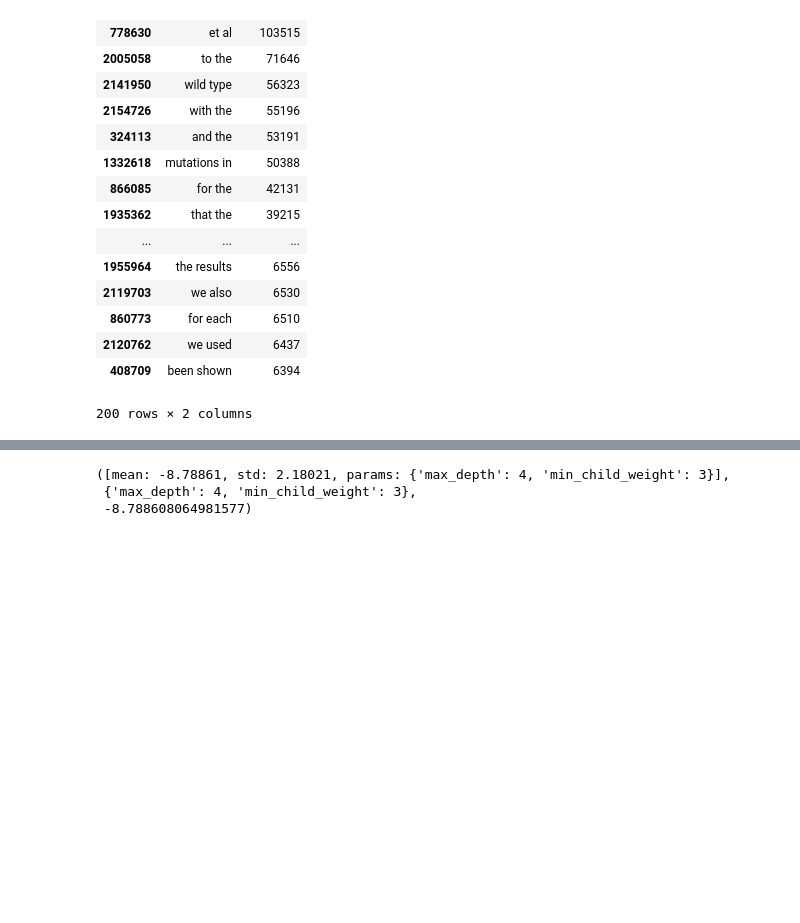
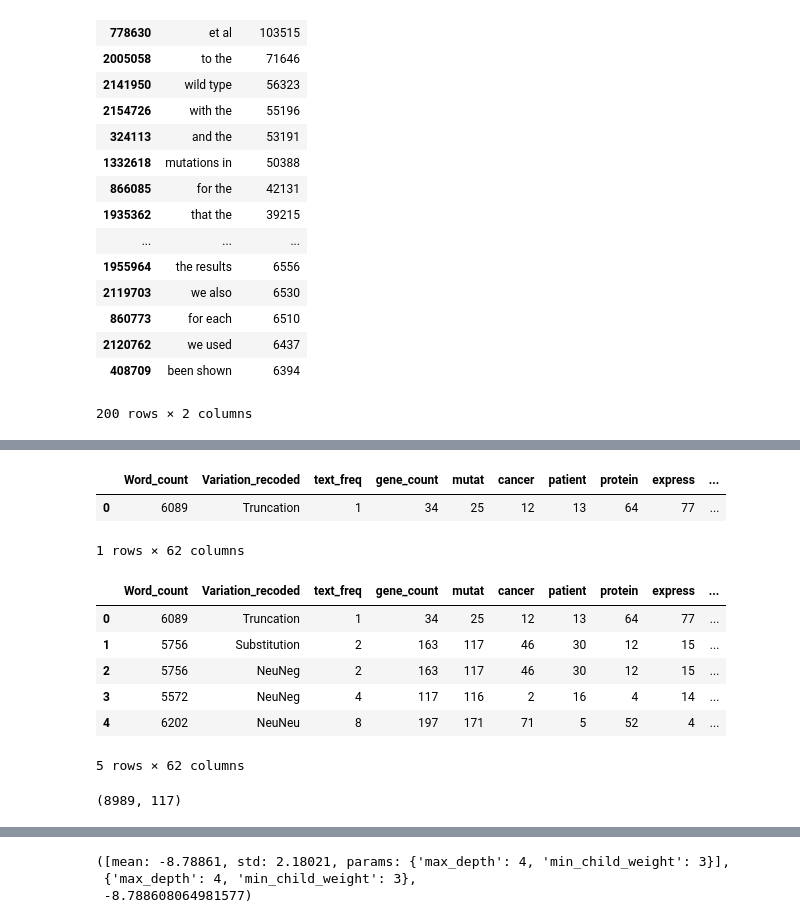
Before and after one commit to belyguerra/cdips, a Jupyter notebook: Kaggle cancer - text key word frequency count_xgboost.ipynb, the cells around one changed output, grey strips where cells are left out. Drawn from its saved outputs; the diff is of its cells as text; code cells hidden in the pictures; blank space fills up the shorter version.

```diff
--- a/Kaggle cancer - text key word frequency count_xgboost.ipynb
+++ b/Kaggle cancer - text key word frequency count_xgboost.ipynb
@@ -21,3 +31,5 @@ merged_test['text_freq'] = merged_test.groupby('text')['text'].transform('count'
+# %%
+merged_test.loc[:, 'gene_count']  = merged_test.apply(lambda row: row['text'].count(row['Gene']), axis = 1)
 # %%
 # function to count frequency of words in each row
 def word_count(df, words):
@@ -105,3 +123,4 @@ merged_train_text = word_count(merged_train, words)
 merged_test_text = word_count(merged_test, words)
 # %%
 train_bg = pd.read_csv('train_bg.csv')
+test_bg = pd.read_csv('test_bg.csv')
@@ -110,2 +127,3 @@ del train_bg['Class']
 # %%
 merged_train_bg = pd.merge(train_bg,merged_train_text, on = ['ID'])
+merged_test_bg = pd.merge(test_bg, merged_test_text, on=['ID'])
@@ -111,0 +169,2 @@ merged_train_bg = pd.merge(train_bg,merged_train_text, on = ['ID'])
+# %%
+all_data = merged_train_bg.append(merged_test_bg)
@@ -111,0 +185,6 @@ merged_train_bg = pd.merge(train_bg,merged_train_text, on = ['ID'])
+# %%
+all_data.head(1)
+# %% [output]
+|  | Word_count | Variation_recoded | text_freq | gene_count | mutat | cancer | patient | protein | express | ... |
+| 0 | 6089 | Truncation | 1 | 34 | 25 | 12 | 13 | 64 | 77 | ... |
+1 rows × 62 columns
@@ -111,0 +196,10 @@ merged_train_bg = pd.merge(train_bg,merged_train_text, on = ['ID'])
+# %%
+all_data.head()
+# %% [output]
+|  | Word_count | Variation_recoded | text_freq | gene_count | mutat | cancer | patient | protein | express | ... |
+| 0 | 6089 | Truncation | 1 | 34 | 25 | 12 | 13 | 64 | 77 | ... |
+| 1 | 5756 | Substitution | 2 | 163 | 117 | 46 | 30 | 12 | 15 | ... |
+| 2 | 5756 | NeuNeg | 2 | 163 | 117 | 46 | 30 | 12 | 15 | ... |
+| 3 | 5572 | NeuNeg | 4 | 117 | 116 | 2 | 16 | 4 | 14 | ... |
+| 4 | 6202 | NeuNeu | 8 | 197 | 171 | 71 | 5 | 52 | 4 | ... |
+5 rows × 62 columns
@@ -111,0 +208,4 @@ merged_train_bg = pd.merge(train_bg,merged_train_text, on = ['ID'])
+# %%
+all_dummies.shape
+# %% [output]
+(8989, 117)
```
Also changed, not shown: parts of 42 cells of this notebook, 1 other file.
